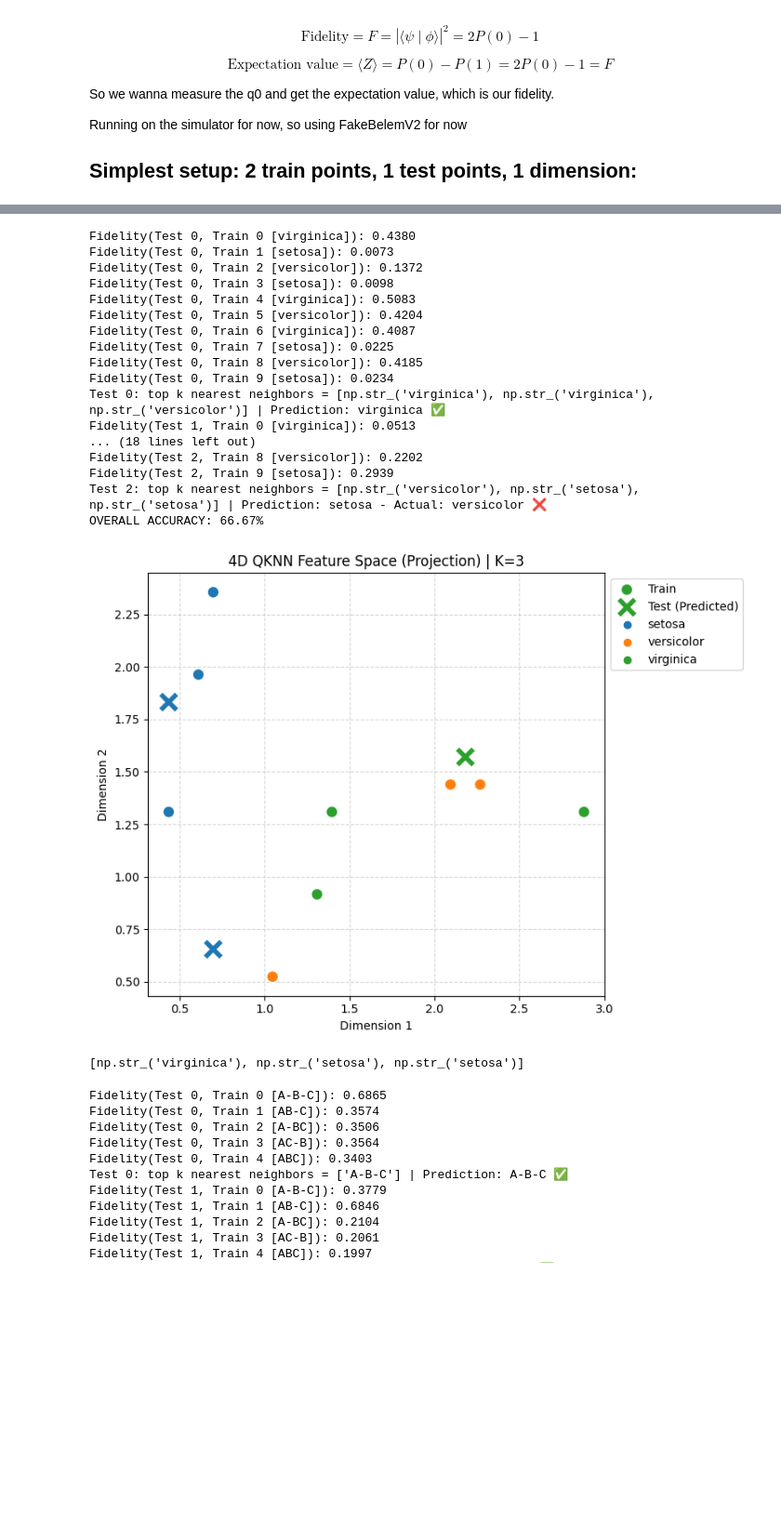
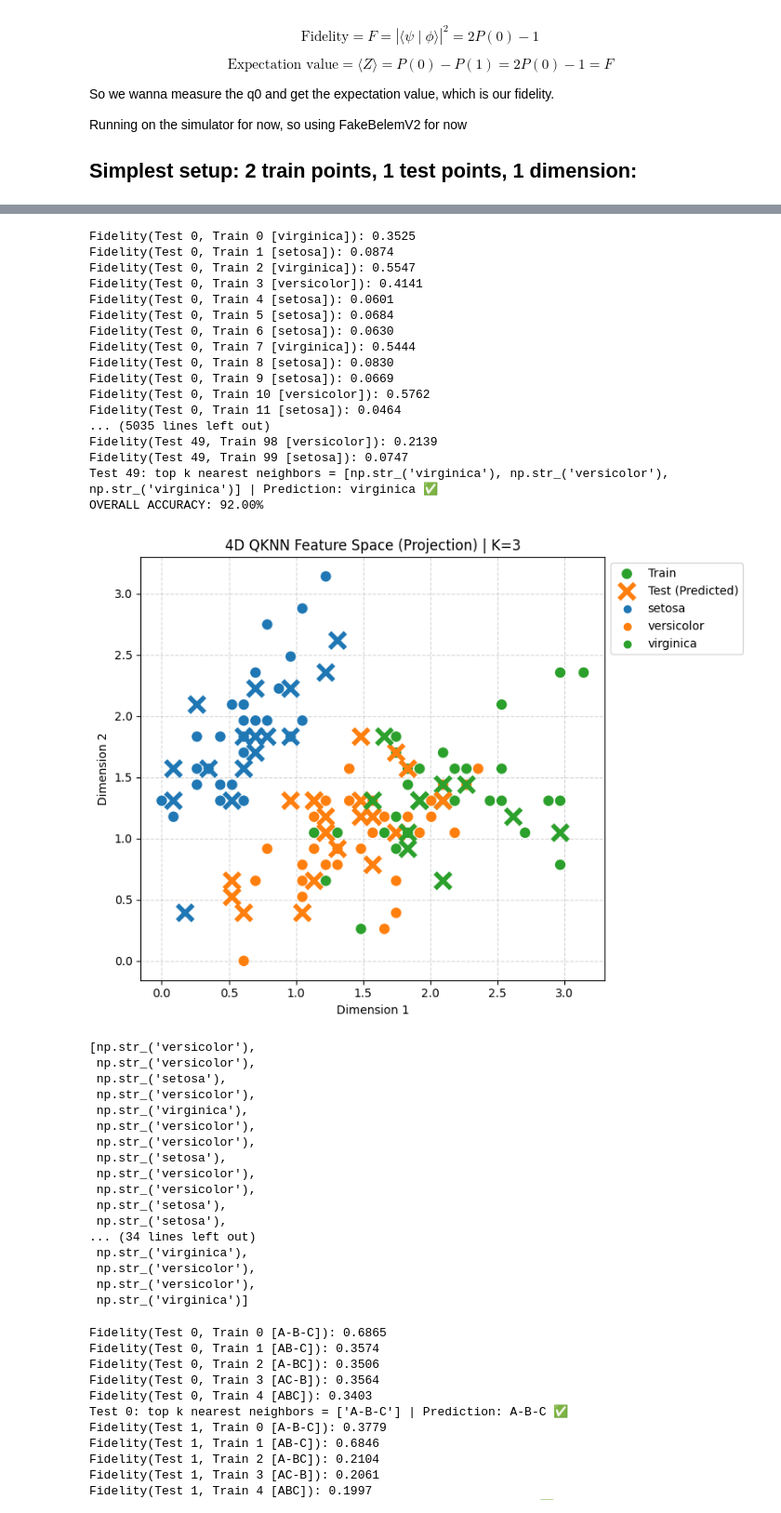
Before and after one commit to Aadipat/QuantumEngineeringProjectGroup8, a Jupyter notebook: simplest_swap_test.ipynb, the cells around one changed output, grey strips where cells are left out. Shown at 93% size. Saved outputs shown, nothing was run; the diff lists cells and outputs as text; code cells hidden in the pictures; blank space fills up the shorter version.

```diff
--- a/simplest_swap_test.ipynb
+++ b/simplest_swap_test.ipynb
@@ -300,46 +300,62 @@ Test 1: top k nearest neighbors = ['Class B'] | Prediction: Class B
 # %%
 iris = load_iris()
 X = iris.data  # The 4 features
 y = iris.target # The labels (0, 1, 2)
 target_names = iris.target_names # ['setosa', 'versicolor', 'virginica']
 
 # 2. IMPORTANT: Normalize to [0, Pi] for Quantum RY gates
 # If you don't scale, values like 7.9 will over-rotate the qubits!
 scaler = MinMaxScaler(feature_range=(0, np.pi))
 X_scaled = scaler.fit_transform(X)
 
 X_train, X_test, y_train, y_test = train_test_split(
-    X_scaled, y, train_size=10, test_size=3, random_state=42, stratify=y
+    X_scaled, y, train_size=100, test_size=50, random_state=42, stratify=y
 )
 
 train_labels = [target_names[i] for i in y_train]
 test_labels_actual = [target_names[i] for i in y_test]
 
 train_data = [np.array(pt) for pt in X_train]
 test_data = [np.array(pt) for pt in X_test]
 
 qknn(ClassicalInput(train=train_data, test=test_data), train_labels, test_labels=test_labels_actual, K=3)
 # %% [output]
 [figure]
-Fidelity(Test 0, Train 0 [virginica]): 0.4380
-Fidelity(Test 0, Train 1 [setosa]): 0.0073
-Fidelity(Test 0, Train 2 [versicolor]): 0.1372
-Fidelity(Test 0, Train 3 [setosa]): 0.0098
-Fidelity(Test 0, Train 4 [virginica]): 0.5083
-Fidelity(Test 0, Train 5 [versicolor]): 0.4204
-Fidelity(Test 0, Train 6 [virginica]): 0.4087
-Fidelity(Test 0, Train 7 [setosa]): 0.0225
-Fidelity(Test 0, Train 8 [versicolor]): 0.4185
-Fidelity(Test 0, Train 9 [setosa]): 0.0234
-Test 0: top k nearest neighbors = [np.str_('virginica'), np.str_('virginica'), np.str_('versicolor')] | Prediction: virginica ✅
-Fidelity(Test 1, Train 0 [virginica]): 0.0513
-... (18 lines left out)
-Fidelity(Test 2, Train 8 [versicolor]): 0.2202
-Fidelity(Test 2, Train 9 [setosa]): 0.2939
-Test 2: top k nearest neighbors = [np.str_('versicolor'), np.str_('setosa'), np.str_('setosa')] | Prediction: setosa - Actual: versicolor ❌
-OVERALL ACCURACY: 66.67%
+Fidelity(Test 0, Train 0 [virginica]): 0.3525
+Fidelity(Test 0, Train 1 [setosa]): 0.0874
+Fidelity(Test 0, Train 2 [virginica]): 0.5547
+Fidelity(Test 0, Train 3 [versicolor]): 0.4141
+Fidelity(Test 0, Train 4 [setosa]): 0.0601
+Fidelity(Test 0, Train 5 [setosa]): 0.0684
+Fidelity(Test 0, Train 6 [setosa]): 0.0630
+Fidelity(Test 0, Train 7 [virginica]): 0.5444
+Fidelity(Test 0, Train 8 [setosa]): 0.0830
+Fidelity(Test 0, Train 9 [setosa]): 0.0669
+Fidelity(Test 0, Train 10 [versicolor]): 0.5762
+Fidelity(Test 0, Train 11 [setosa]): 0.0464
+... (5035 lines left out)
+Fidelity(Test 49, Train 98 [versicolor]): 0.2139
+Fidelity(Test 49, Train 99 [setosa]): 0.0747
+Test 49: top k nearest neighbors = [np.str_('virginica'), np.str_('versicolor'), np.str_('virginica')] | Prediction: virginica ✅
+OVERALL ACCURACY: 92.00%
-[figure, old version]
+[figure, new version]
-[np.str_('virginica'), np.str_('setosa'), np.str_('setosa')]
+[np.str_('versicolor'),
+ np.str_('versicolor'),
+ np.str_('setosa'),
+ np.str_('versicolor'),
+ np.str_('virginica'),
+ np.str_('versicolor'),
+ np.str_('versicolor'),
+ np.str_('setosa'),
+ np.str_('versicolor'),
+ np.str_('versicolor'),
+ np.str_('setosa'),
+ np.str_('setosa'),
+... (34 lines left out)
+ np.str_('virginica'),
+ np.str_('versicolor'),
+ np.str_('versicolor'),
+ np.str_('virginica')]
 # %%
 def get_entanglement_states():
     abc_sep = QuantumCircuit(3)
```
Also changed, not shown: parts of 3 cells of this notebook.
